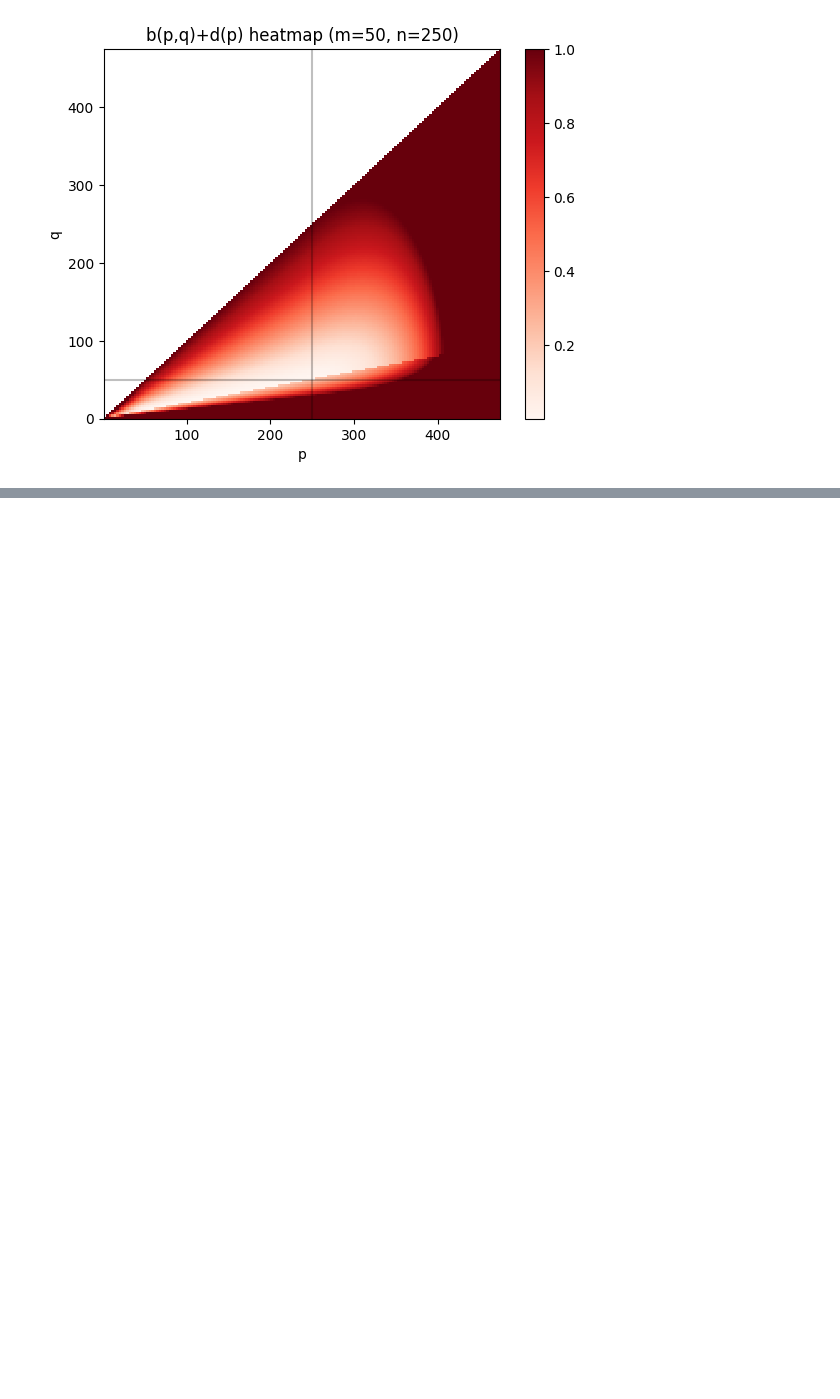
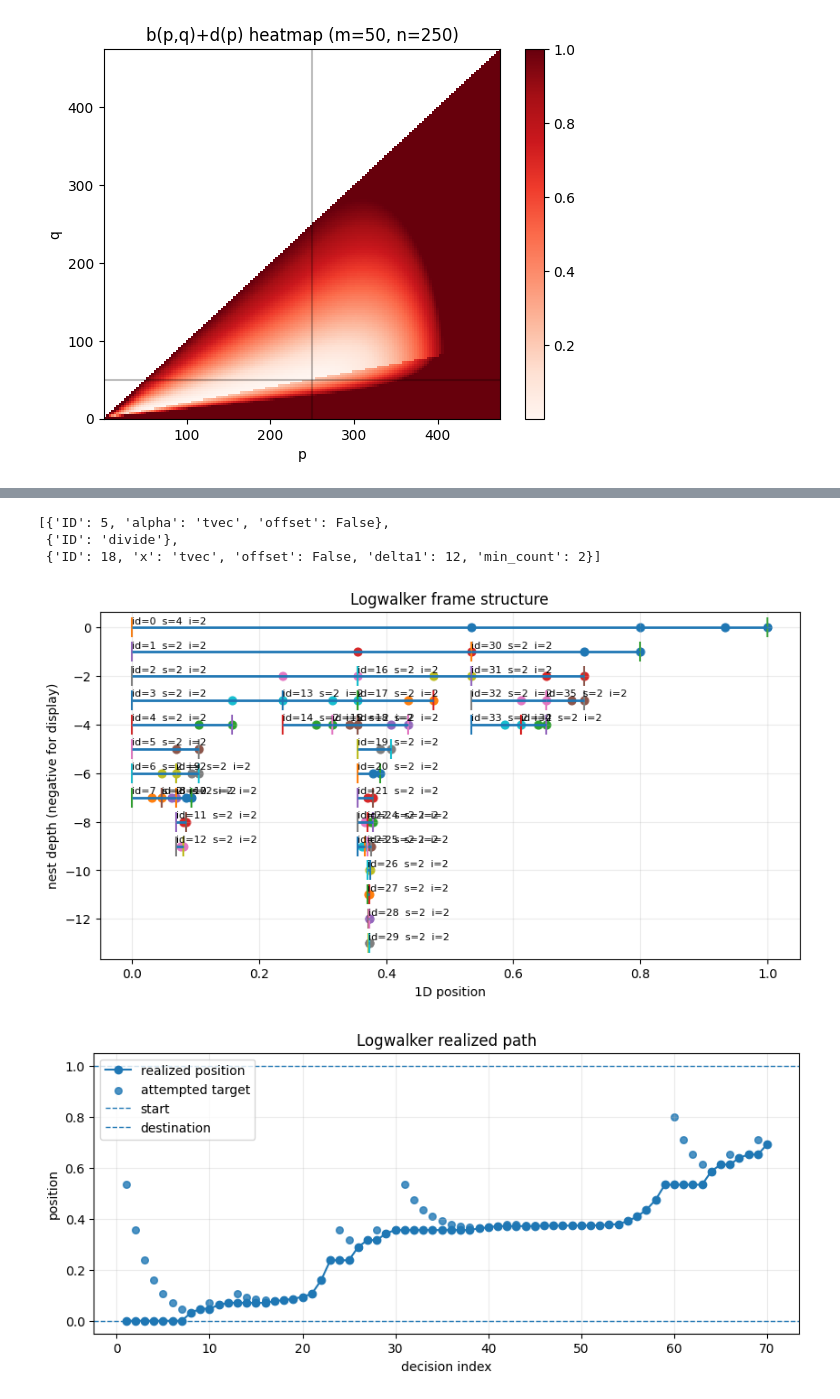
Before and after one commit to Logan-Kelsch/Structural_Regression, a Jupyter notebook: src/dev.ipynb, the cells around one changed output, grey strips where cells are left out. Cells and saved outputs as stored; diff of their text form; code cells hidden in the pictures; blank space fills up the shorter version.

```diff
--- a/src/dev.ipynb
+++ b/src/dev.ipynb
@@ -1539,0 +1690,13 @@ _E.visualize_participation_surfaces(n=250, m=50, mode='imshow', ceil=1, plot_mn=
+# %%
+solver_kwargs["emission"].pop()
+solver_kwargs["emission"]
+# %% [output]
+[{'ID': 5, 'alpha': 'tvec', 'offset': False},
+ {'ID': 'divide'},
+ {'ID': 18, 'x': 'tvec', 'offset': False, 'delta1': 12, 'min_count': 2}]
+# %%
+walker.plot_structure()
+walker.plot_path()
+# %% [output]
+[figure, added]
+[figure, added]
```
Also changed, not shown: parts of 4 cells of this notebook, 3 other files.
